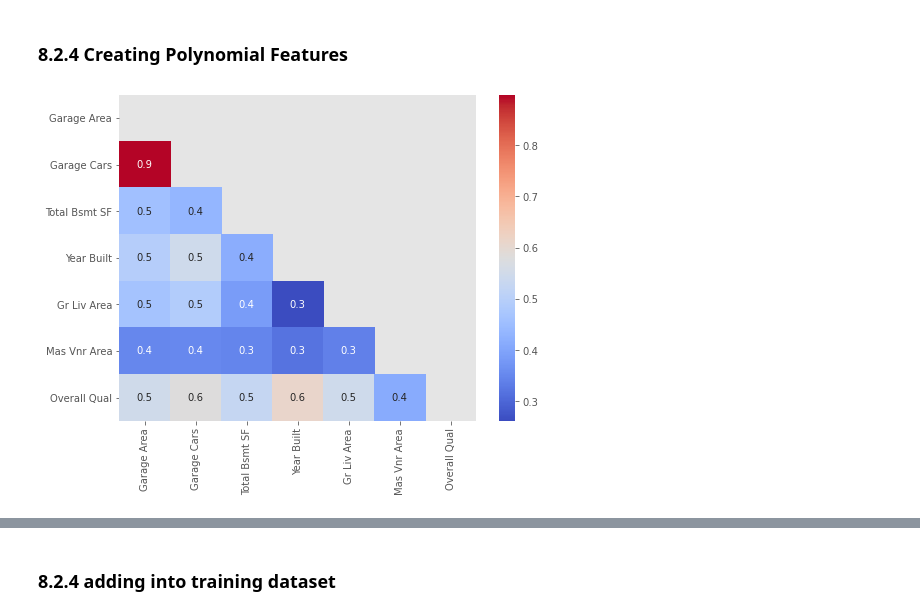
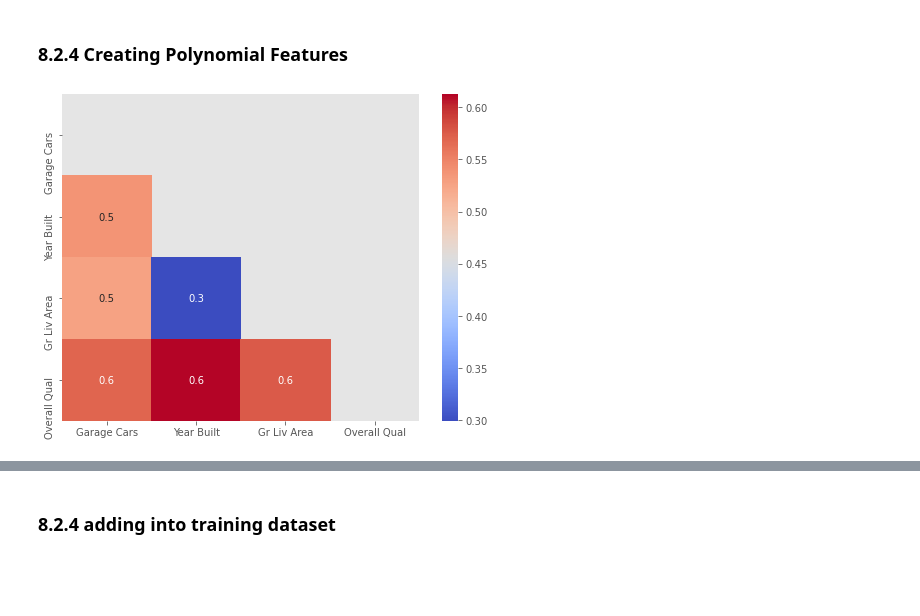
Before and after one commit to SimYiSY/Ames_Housing_Data, a Jupyter notebook: code/03 Model Benchmarks..ipynb, the cells around one changed output, grey strips where cells are left out. Saved outputs shown, nothing was run; the diff lists cells and outputs as text; code cells hidden in the pictures; blank space fills up the shorter version.

```diff
--- a/code/03 Model Benchmarks..ipynb
+++ b/code/03 Model Benchmarks..ipynb
@@ -471,17 +377,15 @@ r2 score improved, will keep values for model tuning
 # %% [markdown]
 ### 8.2.4 Creating Polynomial Features
 # %%
-poly_coef = ['Garage Area','Garage Cars',
-             'Total Bsmt SF','Year Built','Gr Liv Area',
-             'Mas Vnr Area','Overall Qual']
+poly_coef = ['Garage Cars','Year Built','Gr Liv Area','Overall Qual']
 plt.figure(figsize= (8, 6))
 mask = (np.triu(np.ones_like(df_train[poly_coef].corr(),
                              dtype=np.bool)))
 sns.heatmap(df_train[poly_coef].corr(),
             annot=True, mask = mask,
             fmt='.1g', cmap='coolwarm');
 # %% [output]
-[figure, old version]
+[figure, new version]
 # %%
 y = df_train['SalePrice']
 X = df_train[poly_coef]
```
Also changed, not shown: parts of 88 cells of this notebook, 6 other files.
